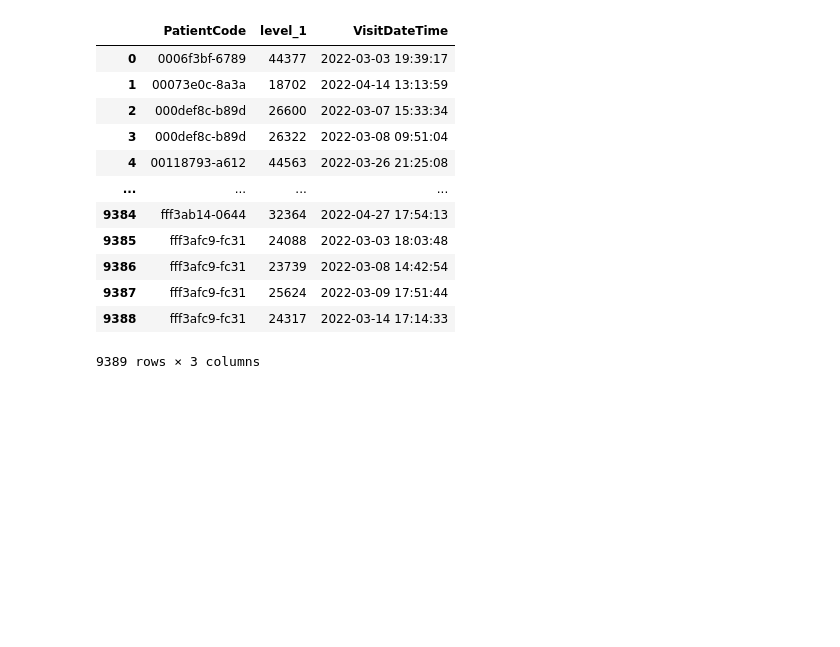
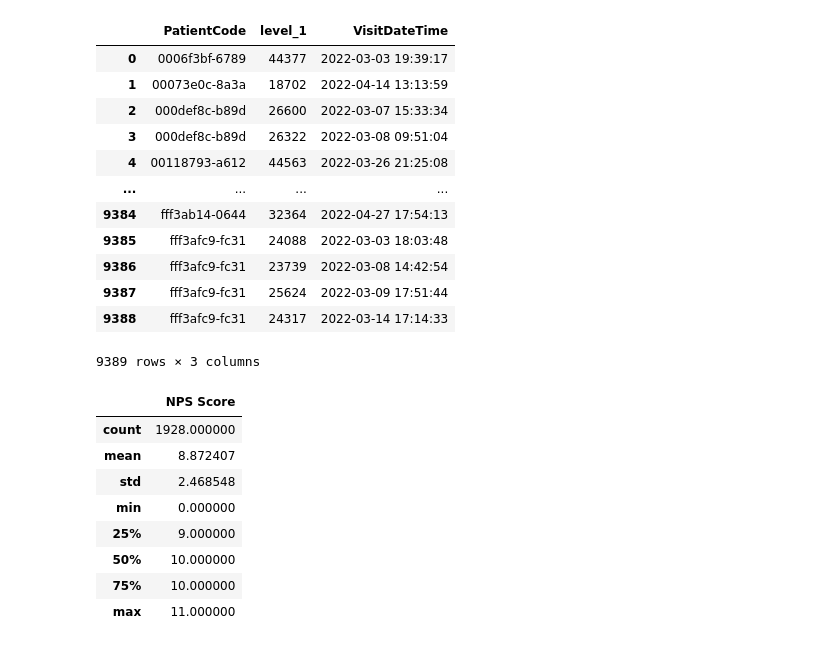
Before and after one commit to NajibAdan/penda_assessment, a Jupyter notebook: assessment.ipynb, the cells around one changed output. Saved outputs shown, nothing was run; the diff lists cells and outputs as text; code cells hidden in the pictures; blank space fills up the shorter version.

```diff
--- a/assessment.ipynb
+++ b/assessment.ipynb
@@ -280,3 +253,15 @@ mar_apr_visits
 | 9387 | fff3afc9-fc31 | 25624 | 2022-03-09 17:51:44 |
 | 9388 | fff3afc9-fc31 | 24317 | 2022-03-14 17:14:33 |
 9389 rows × 3 columns
+# %%
+df_visits[df_visits['NPS Score'].notna()].describe()
+# %% [output]
+|  | NPS Score |
+| count | 1928.000000 |
+| mean | 8.872407 |
+| std | 2.468548 |
+| min | 0.000000 |
+| 25% | 9.000000 |
+| 50% | 10.000000 |
+| 75% | 10.000000 |
+| max | 11.000000 |
```
Also changed, not shown: parts of 3 cells of this notebook.
